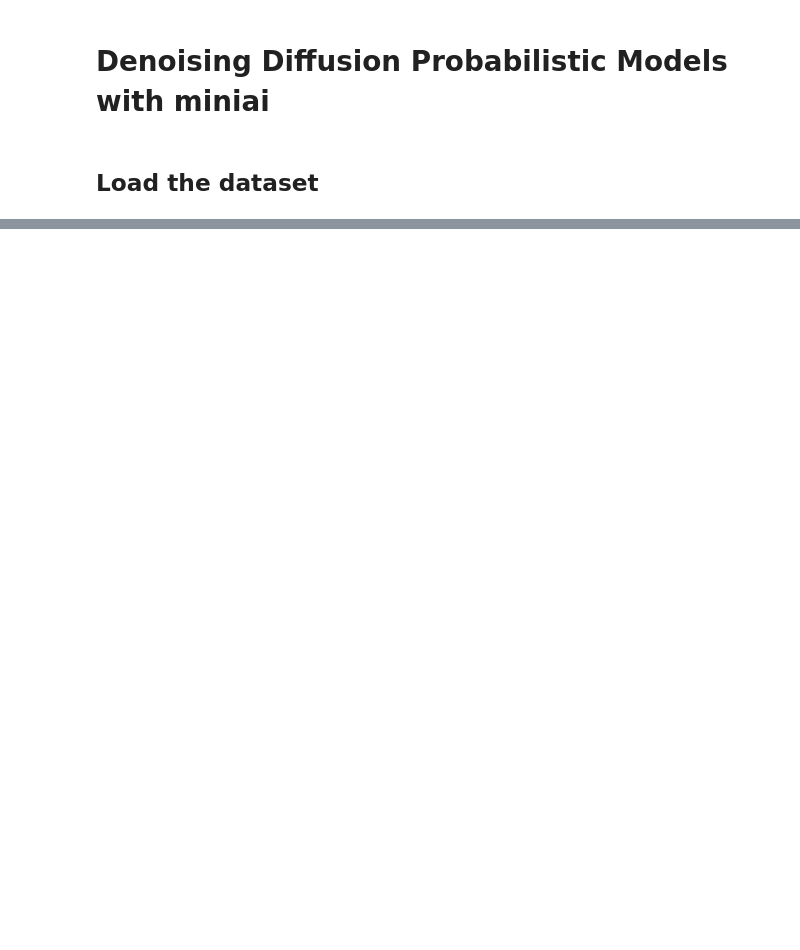
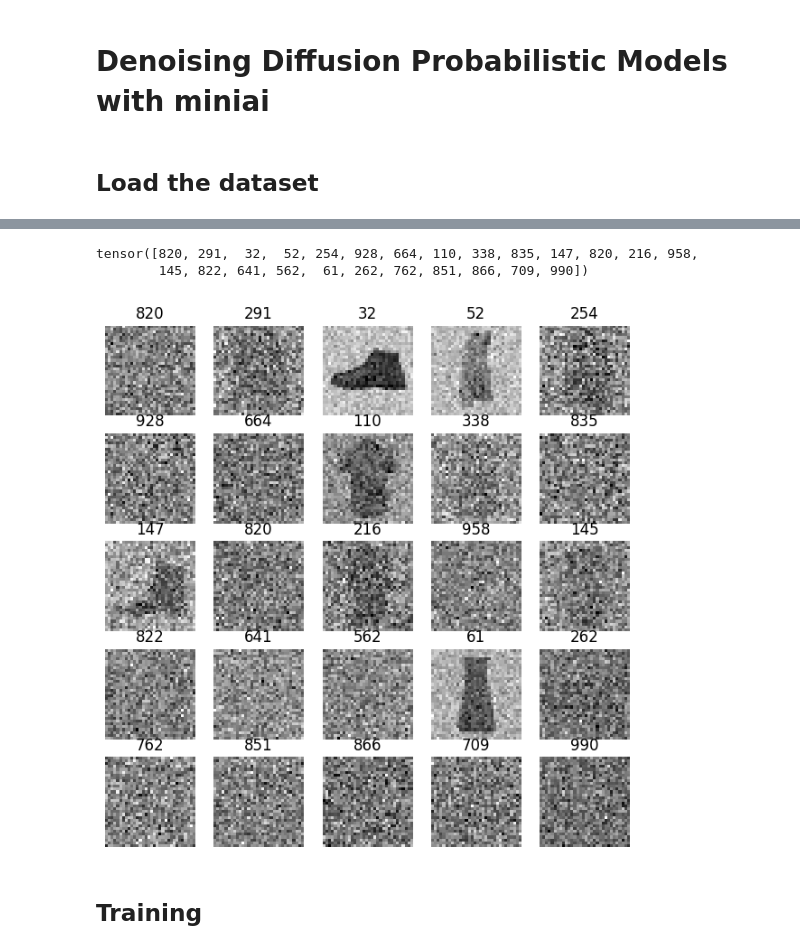
Before and after one commit to teome/diffusion-play, a Jupyter notebook: nbs/17_DDPM_v2.ipynb, the cells around one changed output, grey strips where cells are left out. Drawn from its saved outputs; the diff is of its cells as text; code cells hidden in the pictures; blank space fills up the shorter version.

Commit message:
Implement start of DDPM training and sampling

```diff
--- a/nbs/17_DDPM_v2.ipynb
+++ b/nbs/17_DDPM_v2.ipynb
@@ -51,0 +70,22 @@ show_images(xb[:16], imsize=1.5)
+# %%
+def noisify(x0, ᾱ):
+    device = x0.device
+    n = len(x0)
+    t = torch.randint(0, n_steps, (n,), dtype=torch.long)
+    ε = torch.randn(x0.shape, device=device)
+    ᾱ_t = ᾱ[t].reshape(-1, 1, 1, 1).to(device)
+    xt = ᾱ_t.sqrt() * x0 + (1. - ᾱ_t).sqrt() * ε
+    return (xt, t.to(device)), ε
+# %%
+(xt, t), ε = noisify(xb[:25], alphabar)
+t
+# %% [output]
+tensor([820, 291,  32,  52, 254, 928, 664, 110, 338, 835, 147, 820, 216, 958,
+        145, 822, 641, 562,  61, 262, 762, 851, 866, 709, 990])
+# %%
+titles = fc.map_ex(t, '{}')
+show_images(xt, imsize=1.5, titles=titles)
+# %% [output]
+[figure, added]
+# %% [markdown]
+## Training
```
Also changed, not shown: parts of 19 cells of this notebook.
